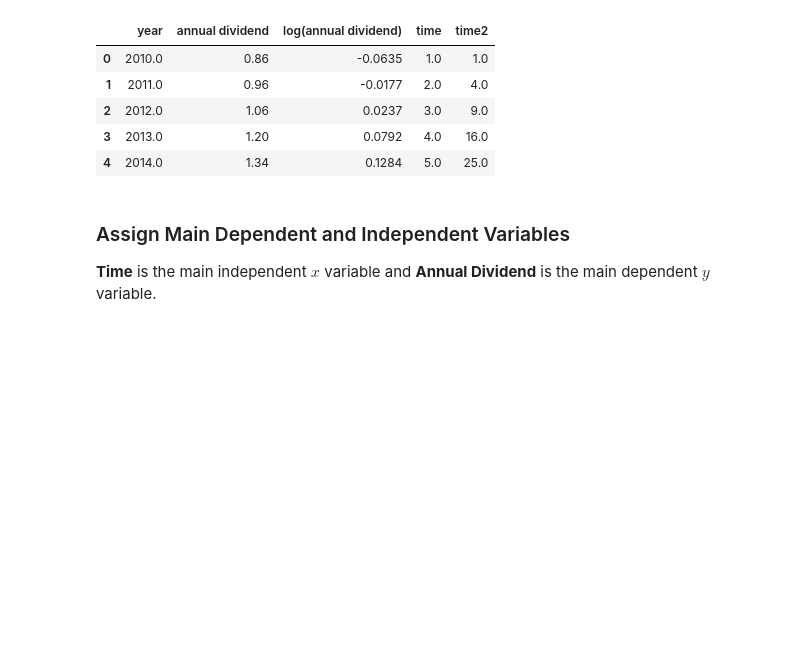
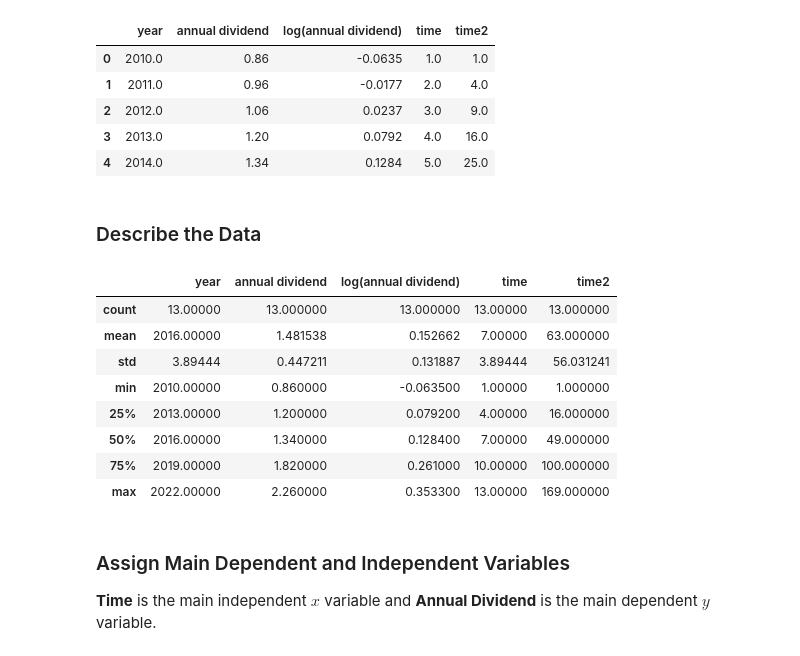
Before and after one commit to ArloRobinson/EDA-Practice, a Jupyter notebook: BusinessForecasting/regression_models.ipynb, the cells around one changed output. Saved outputs shown, nothing was run; the diff lists cells and outputs as text; code cells hidden in the pictures; blank space fills up the shorter version.

```diff
--- a/BusinessForecasting/regression_models.ipynb
+++ b/BusinessForecasting/regression_models.ipynb
@@ -60,6 +60,20 @@ data.head()
 | 2 | 2012.0 | 1.06 | 0.0237 | 3.0 | 9.0 |
 | 3 | 2013.0 | 1.20 | 0.0792 | 4.0 | 16.0 |
 | 4 | 2014.0 | 1.34 | 0.1284 | 5.0 | 25.0 |
+# %% [markdown]
+### Describe the Data
+# %%
+data.describe()
+# %% [output]
+|  | year | annual dividend | log(annual dividend) | time | time2 |
+| count | 13.00000 | 13.000000 | 13.000000 | 13.00000 | 13.000000 |
+| mean | 2016.00000 | 1.481538 | 0.152662 | 7.00000 | 63.000000 |
+| std | 3.89444 | 0.447211 | 0.131887 | 3.89444 | 56.031241 |
+| min | 2010.00000 | 0.860000 | -0.063500 | 1.00000 | 1.000000 |
+| 25% | 2013.00000 | 1.200000 | 0.079200 | 4.00000 | 16.000000 |
+| 50% | 2016.00000 | 1.340000 | 0.128400 | 7.00000 | 49.000000 |
+| 75% | 2019.00000 | 1.820000 | 0.261000 | 10.00000 | 100.000000 |
+| max | 2022.00000 | 2.260000 | 0.353300 | 13.00000 | 169.000000 |
 # %% [markdown]
 ### Assign Main Dependent and Independent Variables
 **Time** is the main independent $ x $ variable and **Annual Dividend** is the main dependent $ y $ variable.
```
Also changed, not shown: parts of 13 cells of this notebook.
